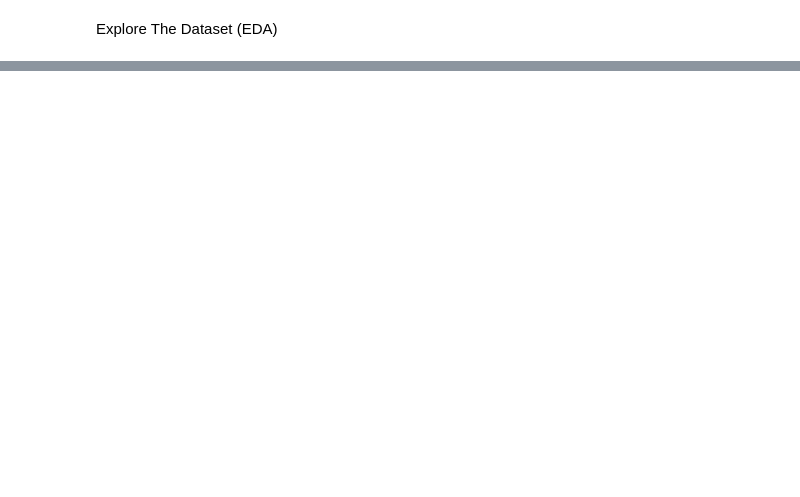
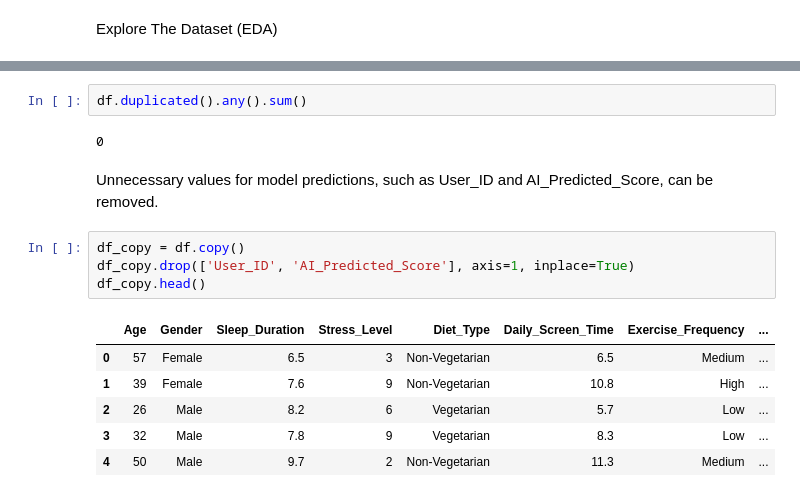
Before and after one commit to HebaTarekMahdi/Human-Cognitive-Performance-Analysis, a Jupyter notebook: demo.ipynb, the cells around one changed output, grey strips where cells are left out. Drawn from its saved outputs; the diff is of its cells as text; blank space fills up the shorter version.

```diff
--- a/demo.ipynb
+++ b/demo.ipynb
@@ -23,0 +91,17 @@ df.describe()  # basic stats
+# %%
+df.duplicated().any().sum()
+# %% [output]
+0
+# %% [markdown]
+Unnecessary values for model predictions, such as User_ID and AI_Predicted_Score, can be removed.
+# %%
+df_copy = df.copy()
+df_copy.drop(['User_ID', 'AI_Predicted_Score'], axis=1, inplace=True)
+df_copy.head()
+# %% [output]
+|  | Age | Gender | Sleep_Duration | Stress_Level | Diet_Type | Daily_Screen_Time | Exercise_Frequency | ... |
+| 0 | 57 | Female | 6.5 | 3 | Non-Vegetarian | 6.5 | Medium | ... |
+| 1 | 39 | Female | 7.6 | 9 | Non-Vegetarian | 10.8 | High | ... |
+| 2 | 26 | Male | 8.2 | 6 | Vegetarian | 5.7 | Low | ... |
+| 3 | 32 | Male | 7.8 | 9 | Vegetarian | 8.3 | Low | ... |
+| 4 | 50 | Male | 9.7 | 2 | Non-Vegetarian | 11.3 | Medium | ... |
```
Also changed, not shown: parts of 11 cells of this notebook, 1 other file.
